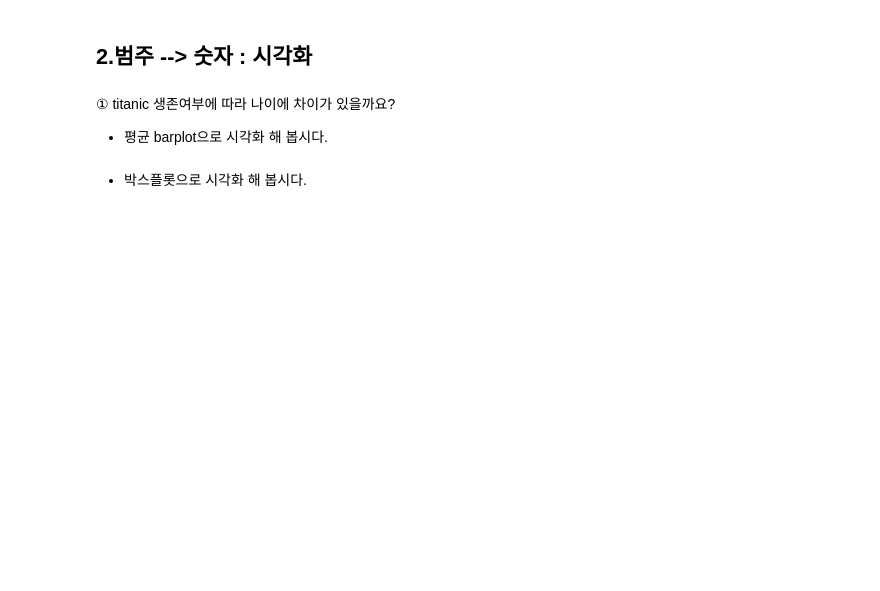
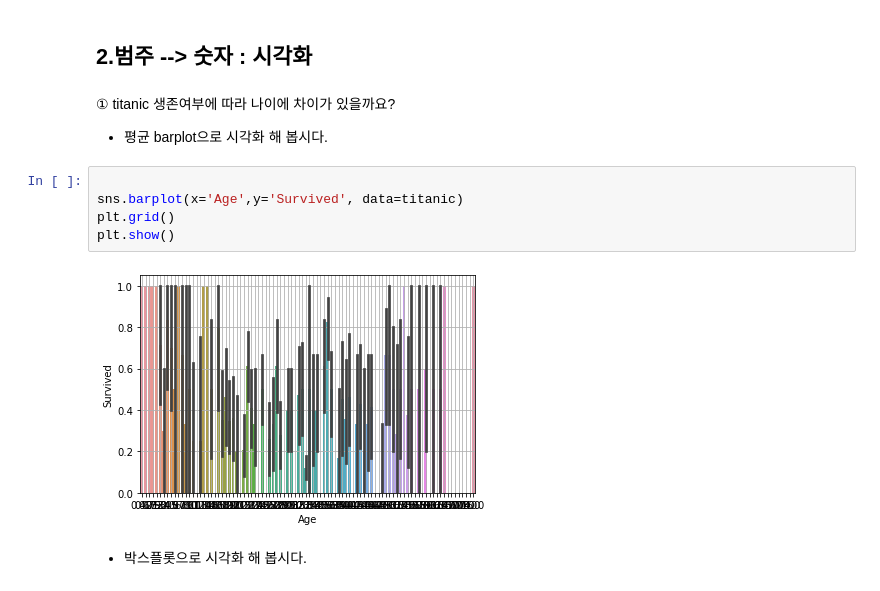
Before and after one commit to eedock92/aivle2-data-understanding, a Jupyter notebook: 08과 이변량_범주 vs 숫자.ipynb, the cells around one changed output. Saved outputs shown, nothing was run; the diff lists cells and outputs as text; blank space fills up the shorter version.

```diff
--- a/08과 이변량_범주 vs 숫자.ipynb
+++ b/08과 이변량_범주 vs 숫자.ipynb
@@ -498,5 +512,12 @@ carseat.head()
 # %% [markdown]
 ① titanic 생존여부에 따라 나이에 차이가 있을까요?
 * 평균 barplot으로 시각화 해 봅시다.
+# %%
+
+sns.barplot(x='Age',y='Survived', data=titanic)
+plt.grid()
+plt.show()
+# %% [output]
+[figure, added]
 # %% [markdown]
 * 박스플롯으로 시각화 해 봅시다.
```
Also changed, not shown: parts of 8 cells of this notebook, 1 other file.
